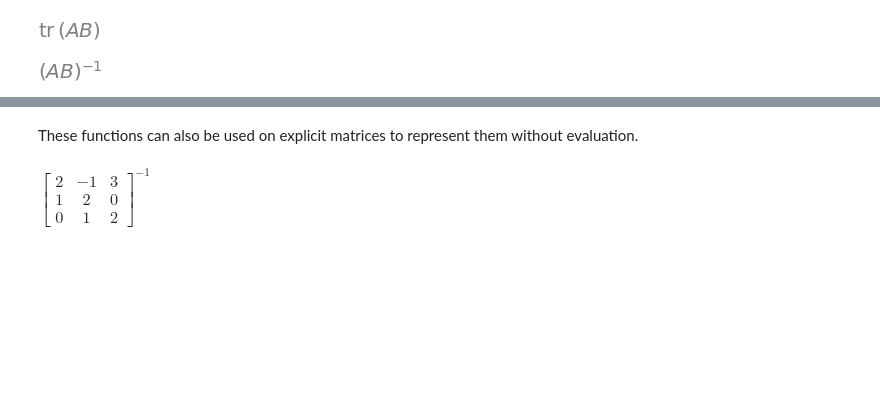
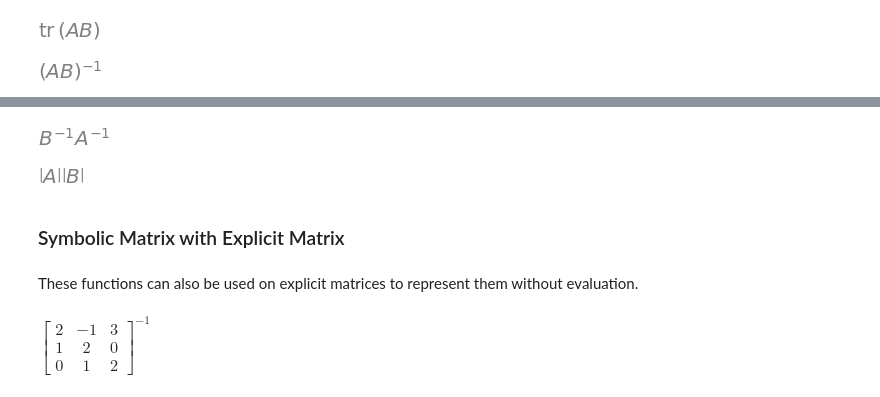
Before and after one commit to sympy/scipy-2023-tutorial, a Jupyter notebook: tutorials/06-Matrices.ipynb, the cells around one changed output, grey strips where cells are left out. Drawn from its saved outputs; the diff is of its cells as text; code cells hidden in the pictures; blank space fills up the shorter version.

```diff
--- a/tutorials/06-Matrices.ipynb
+++ b/tutorials/06-Matrices.ipynb
@@ -407,3 +418,16 @@ Inverse(A*B)
+# %%
+A = MatrixSymbol('A', n, n)
+B = MatrixSymbol('B', n, n)
+
+Inverse(A*B).doit()
+# %% [output]
+[figure, added]
+# %%
+Determinant(A*B).doit()
+# %% [output]
+[figure, added]
+# %% [markdown]
+### Symbolic Matrix with Explicit Matrix
 # %% [markdown]
 These functions can also be used on explicit matrices to represent them without evaluation.
 # %%
```
Also changed, not shown: parts of 7 cells of this notebook.
